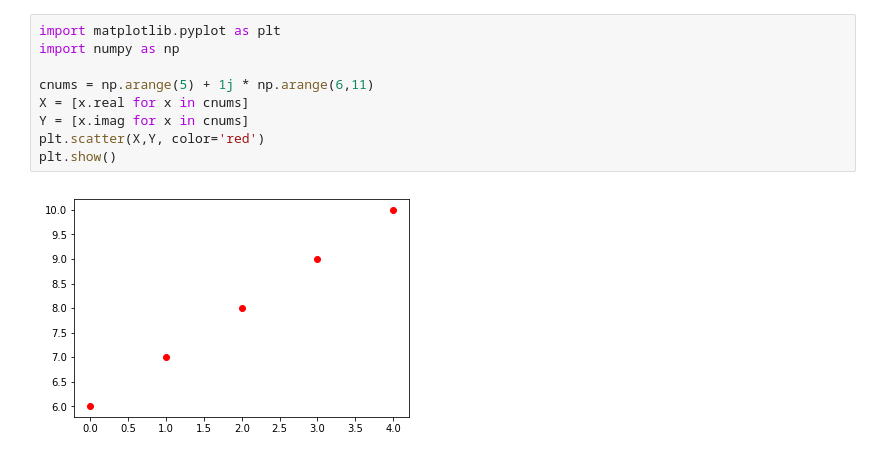
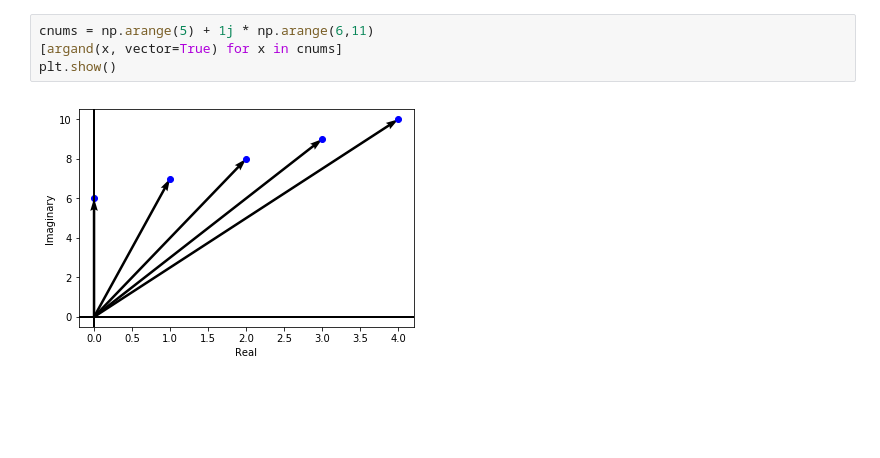
Before and after one commit to tmbumaths/python-workshop, a Jupyter notebook: docs/Plotting.ipynb, the cells around one changed output. Saved outputs shown, nothing was run; the diff lists cells and outputs as text; blank space fills up the shorter version.

Commit message:
plotting complex numbers.

```diff
--- a/docs/Plotting.ipynb
+++ b/docs/Plotting.ipynb
@@ -44,11 +11,6 @@ UnboundLocalError: local variable 'y' referenced before assignment
 # %%
-import matplotlib.pyplot as plt
-import numpy as np
-
 cnums = np.arange(5) + 1j * np.arange(6,11)
-X = [x.real for x in cnums]
-Y = [x.imag for x in cnums]
-plt.scatter(X,Y, color='red')
+[argand(x, vector=True) for x in cnums]
 plt.show()
 # %% [output]
-[figure, old version]
+[figure, new version]
```
Also changed, not shown: parts of 15 cells of this notebook, 2 other files.
